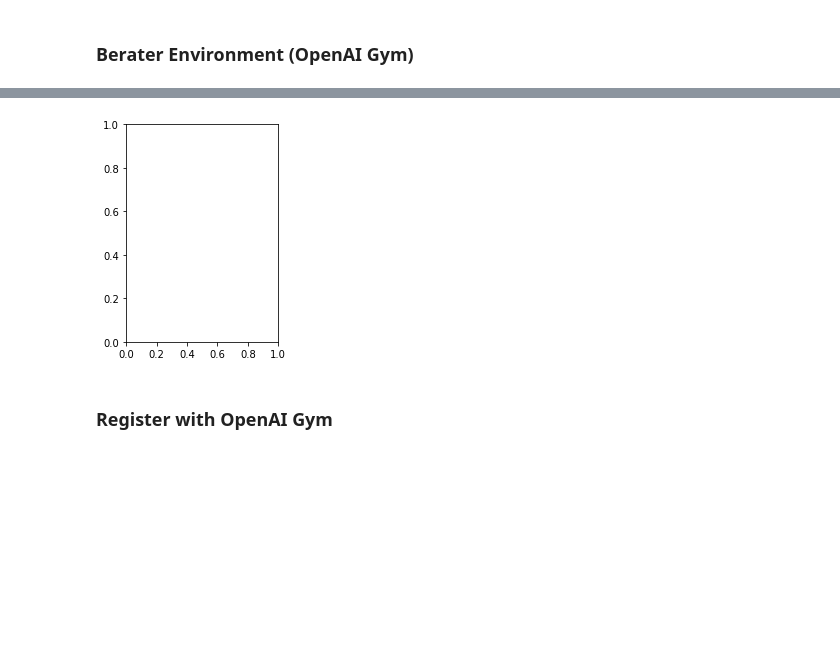
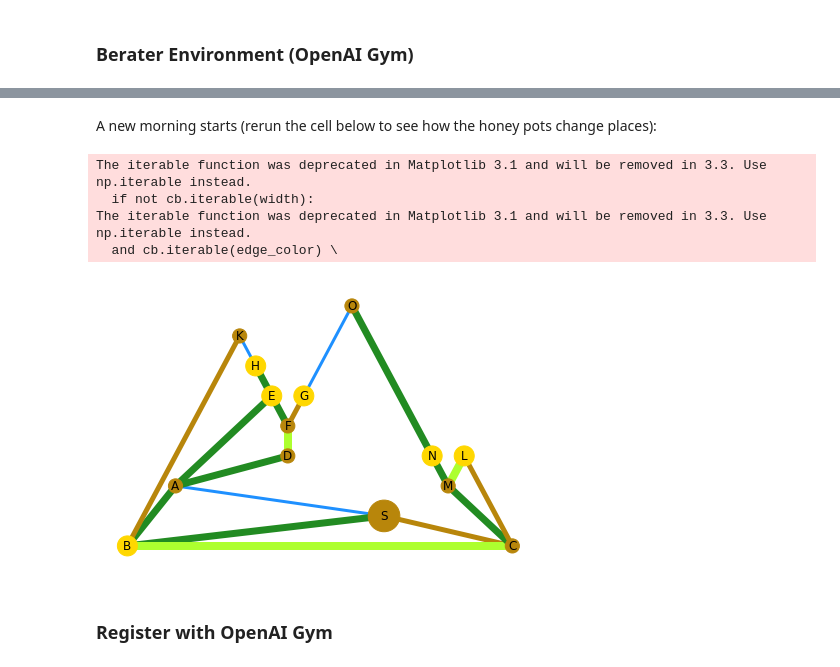
Before and after one commit to christianhidber/easyagents, a Jupyter notebook: jupyter_notebooks/easyagents_berater.ipynb, the cells around one changed output, grey strips where cells are left out. Saved outputs shown, nothing was run; the diff lists cells and outputs as text; code cells hidden in the pictures; blank space fills up the shorter version.

```diff
--- a/jupyter_notebooks/easyagents_berater.ipynb
+++ b/jupyter_notebooks/easyagents_berater.ipynb
@@ -288,10 +337,14 @@ The iterable function was deprecated in Matplotlib 3.1 and will be removed in 3.
-# %%
-import matplotlib.pyplot as plt
-
-plt.subplot(121)
-plt.show()
-# %% [output]
-[figure, removed]
+# %% [markdown]
+A new morning starts (rerun the cell below to see how the honey pots change places):
+# %%
+b.reset()
+b.render()
+# %% [output]
+The iterable function was deprecated in Matplotlib 3.1 and will be removed in 3.3. Use np.iterable instead.
+  if not cb.iterable(width):
+The iterable function was deprecated in Matplotlib 3.1 and will be removed in 3.3. Use np.iterable instead.
+  and cb.iterable(edge_color) \
+[figure, added]
 # %% [markdown]
 ### Register with OpenAI Gym
 # %%
```
Also changed, not shown: parts of 6 cells of this notebook, 1 other file.
